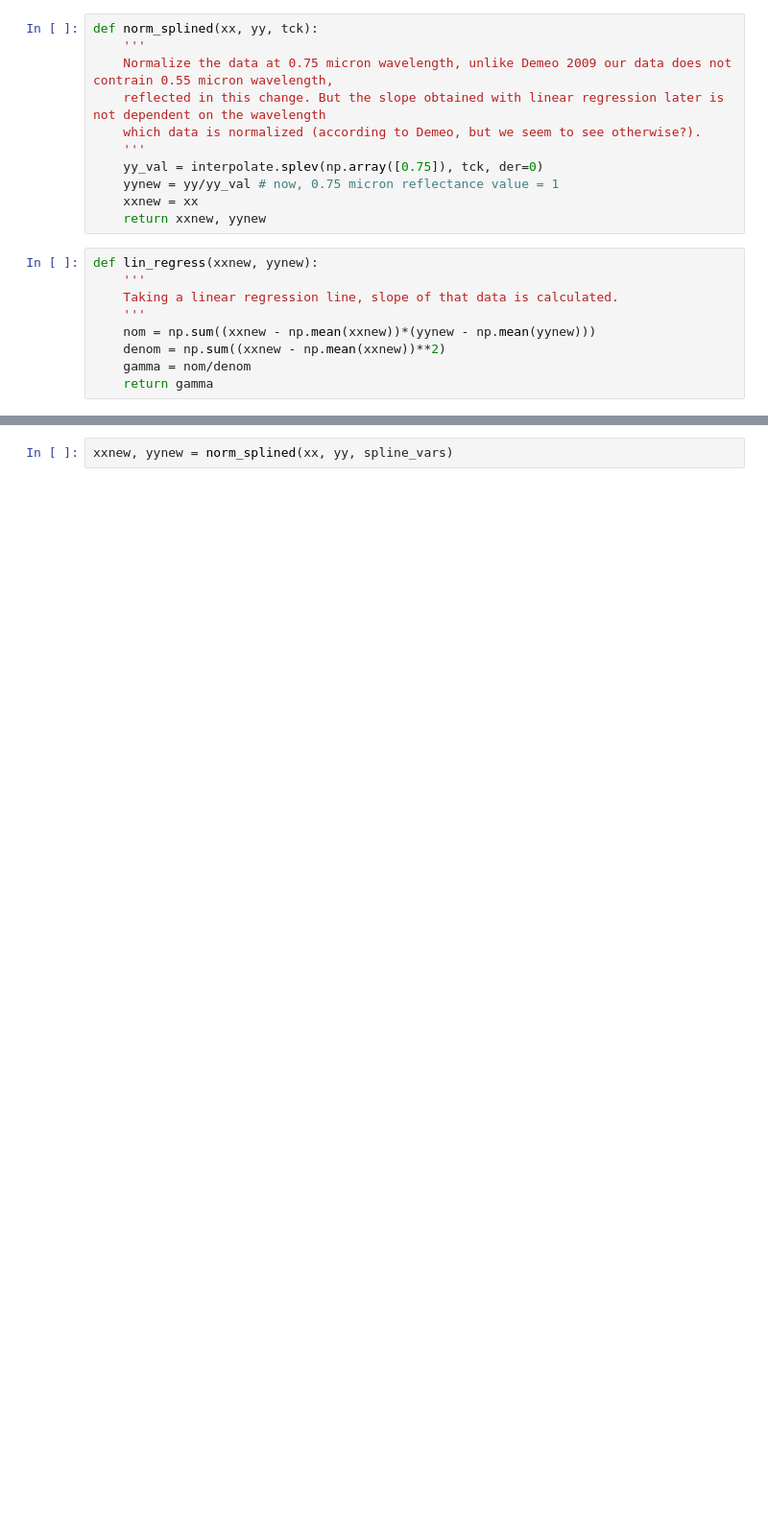
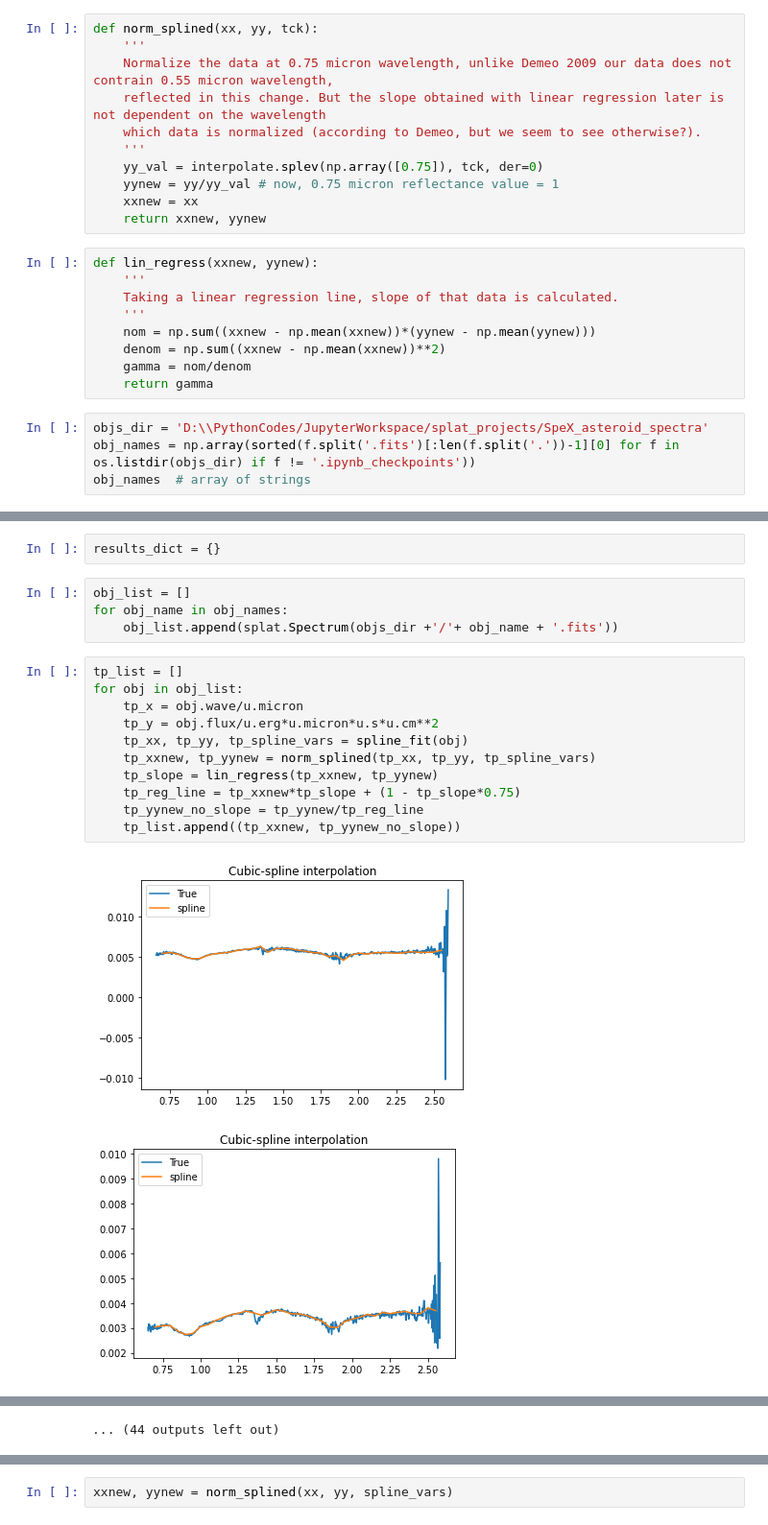
Before and after one commit to jcswong/splat_projects, a Jupyter notebook: AsteroidClassification/classifyAwsteroidV2.ipynb, the cells around one changed output, grey strips where cells are left out. Shown at 96% size. Saved outputs shown, nothing was run; the diff lists cells and outputs as text; blank space fills up the shorter version.

```diff
--- a/AsteroidClassification/classifyAwsteroidV2.ipynb
+++ b/AsteroidClassification/classifyAwsteroidV2.ipynb
@@ -281,3 +250,7 @@ def lin_regress(xxnew, yynew):
     denom = np.sum((xxnew - np.mean(xxnew))**2)
     gamma = nom/denom
     return gamma
+# %%
+objs_dir = 'D:\\PythonCodes/JupyterWorkspace/splat_projects/SpeX_asteroid_spectra'
+obj_names = np.array(sorted(f.split('.fits')[:len(f.split('.'))-1][0] for f in os.listdir(objs_dir) if f != '.ipynb_checkpoints'))
+obj_names  # array of strings
@@ -283,0 +275,20 @@ def lin_regress(xxnew, yynew):
+# %%
+results_dict = {}
+# %%
+obj_list = []
+for obj_name in obj_names:
+    obj_list.append(splat.Spectrum(objs_dir +'/'+ obj_name + '.fits'))
+# %%
+tp_list = []
+for obj in obj_list:
+    tp_x = obj.wave/u.micron
+    tp_y = obj.flux/u.erg*u.micron*u.s*u.cm**2
+    tp_xx, tp_yy, tp_spline_vars = spline_fit(obj)
+    tp_xxnew, tp_yynew = norm_splined(tp_xx, tp_yy, tp_spline_vars)
+    tp_slope = lin_regress(tp_xxnew, tp_yynew)
+    tp_reg_line = tp_xxnew*tp_slope + (1 - tp_slope*0.75)
+    tp_yynew_no_slope = tp_yynew/tp_reg_line
+    tp_list.append((tp_xxnew, tp_yynew_no_slope))
+# %% [output]
+[figure, added]
+[figure, added]
@@ -283,0 +305 @@ def lin_regress(xxnew, yynew):
+... (44 outputs left out)
```
Also changed, not shown: parts of 46 cells of this notebook.
